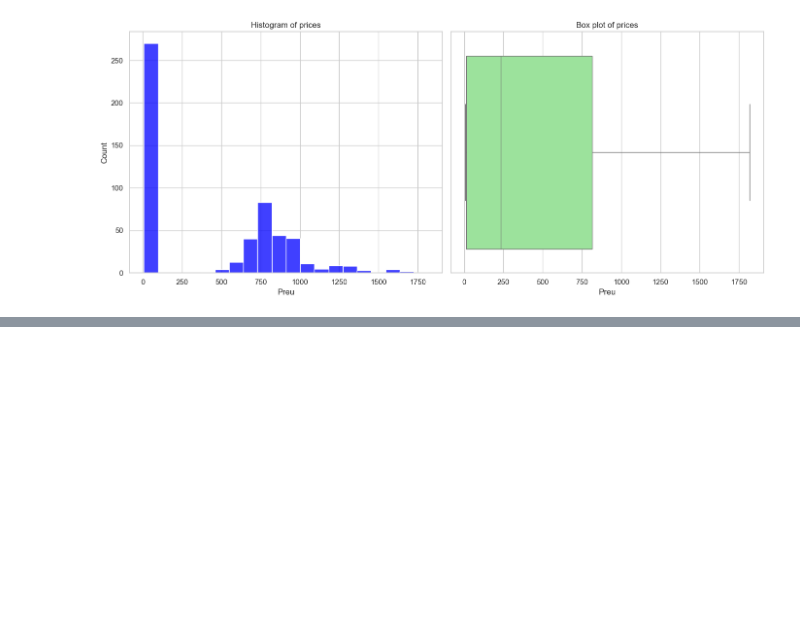
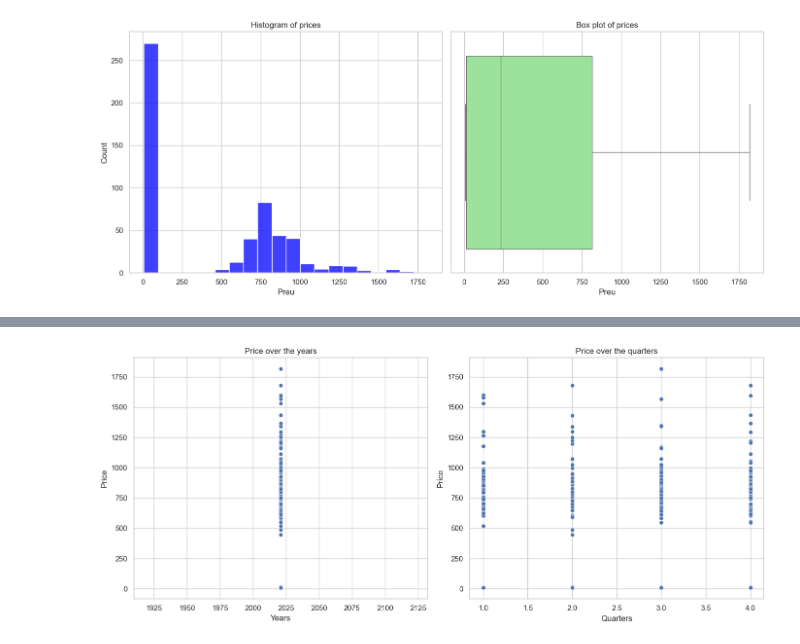
Before and after one commit to dfneto/itacademy, a Jupyter notebook: sprint4_visualization/task1.ipynb, the cells around one changed output, grey strips where cells are left out. Cells and saved outputs as stored; diff of their text form; code cells hidden in the pictures; blank space fills up the shorter version.

```diff
--- a/sprint4_visualization/task1.ipynb
+++ b/sprint4_visualization/task1.ipynb
@@ -60,0 +126,19 @@ plt.show()
+# %%
+# Crea una visualización para dos variables numéricas (Año y Precio y Trimestre y Precio)
+plt.figure(figsize=(14, 6))
+plt.subplot(1, 2, 1)
+sns.scatterplot(data=df, x='Any', y='Preu')
+plt.xlabel('Years')
+plt.ylabel('Price')
+plt.title('Price over the years')
+
+plt.subplot(1, 2, 2)
+sns.scatterplot(data=df, x='Trimestre', y='Preu')
+plt.xlabel('Quarters')
+plt.ylabel('Price')
+plt.title('Price over the quarters')
+plt.tight_layout()
+plt.savefig("4-Price over the years and the quarters")
+plt.show()
+# %% [output]
+[figure, added]
```
Also changed, not shown: parts of 14 cells of this notebook, 8 other files.
